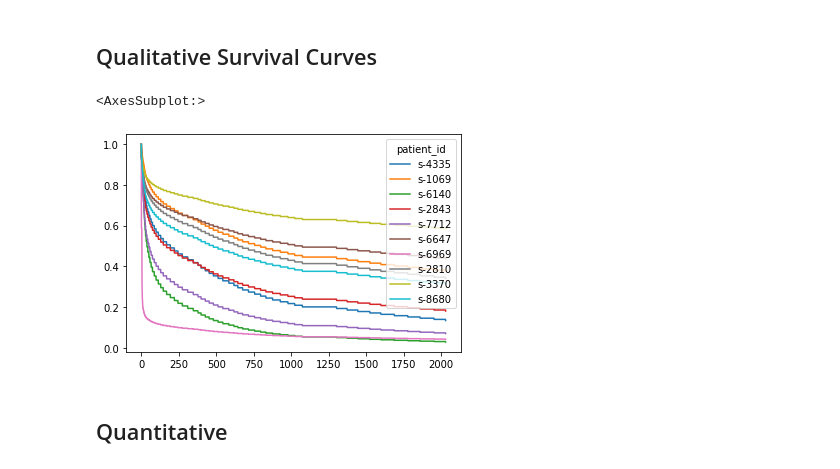
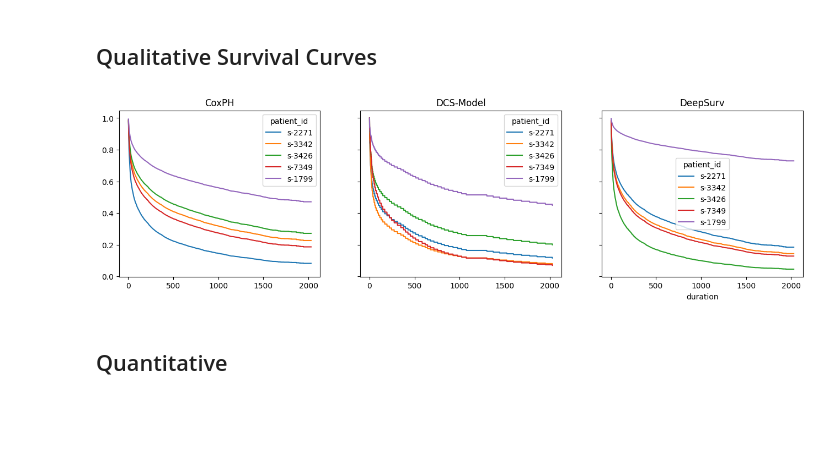
Before and after one commit to imsb-uke/dcsurv, a Jupyter notebook: example.ipynb, the cells around one changed output. Saved outputs shown, nothing was run; the diff lists cells and outputs as text; code cells hidden in the pictures; blank space fills up the shorter version.

Commit message:
add deepsurv model

```diff
--- a/example.ipynb
+++ b/example.ipynb
@@ -105,0 +105,6 @@ predictions['CoxPH'] = cox.predict(test_X_t)
+# %%
+from dcs.models.deepsurv import DeepSurv
+
+deepsurv = DeepSurv(verbose=True)
+deepsurv.fit(train_X_t, train_y)
+predictions['DeepSurv'] = deepsurv.predict(test_X_t)
@@ -136,11 +159,27 @@ predictions['DCS-Model'] = dcs_model.predict(test_X_t)
 # Evaluation
 # %% [markdown]
 ## Qualitative Survival Curves
-# %%
-predictions['DCS-Model'].sample(10).T.plot()
-# %% [output]
-<AxesSubplot:>
-[figure, removed]
+# %%
+import matplotlib.pyplot as plt
+
+sample_idx = test_X.sample(5).index
+
+nrows=int(np.ceil(len(predictions)/3))
+
+fig, axs = plt.subplots(
+    figsize=(16, 4*nrows), dpi=100,
+    ncols=3, nrows=nrows,
+    sharex=True, sharey=True)
+axs = axs.reshape(-1)
+
+i=0
+for model_name, prediction in predictions.items():
+    ax = axs[i]
+    prediction.loc[sample_idx].T.plot(ax=ax)
+    ax.set_title(model_name)
+    i += 1
+# %% [output]
+[figure, added]
 # %% [markdown]
 ## Quantitative
 # %%
```
Also changed, not shown: parts of 5 cells of this notebook, 3 other files.
